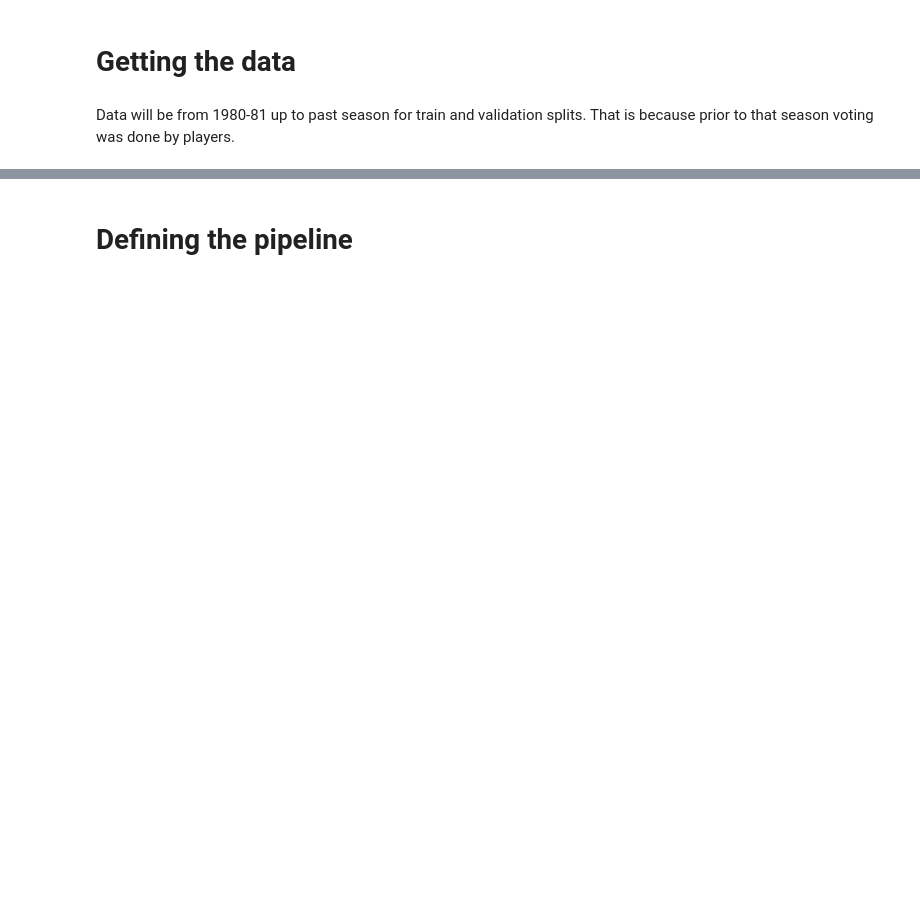
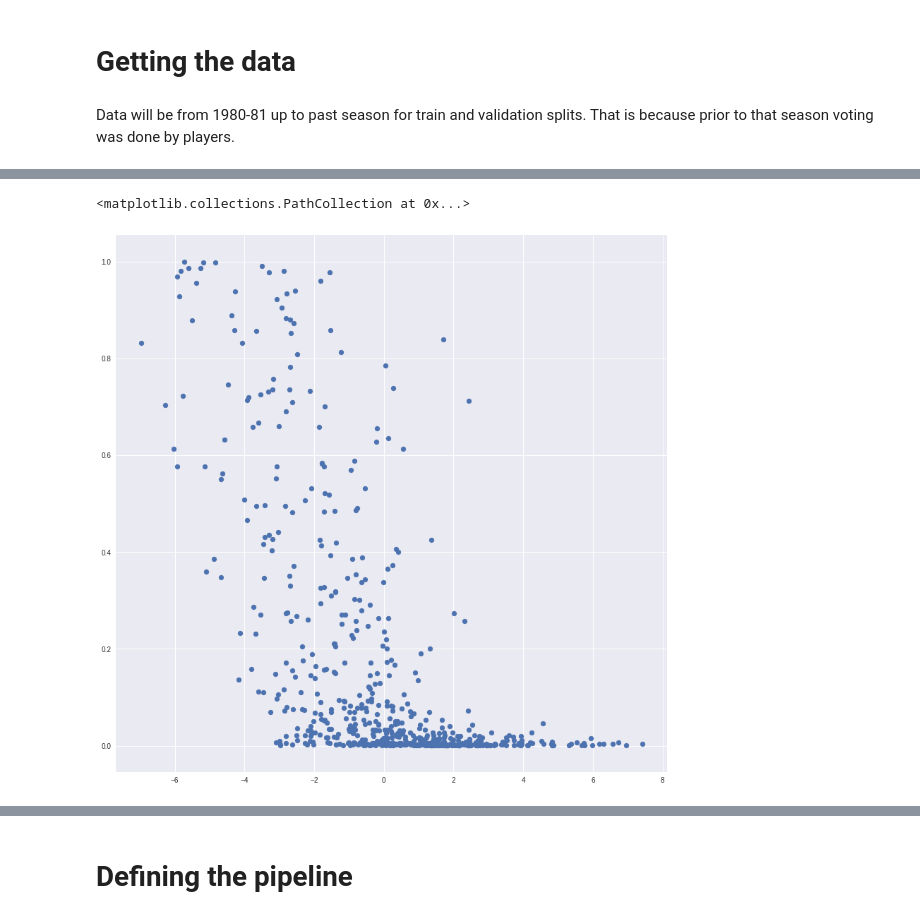
Before and after one commit to danchyy/Basketball_Analytics, a Jupyter notebook: Scripts/2018_19_season/mvp_predictions/Predicting MVP.ipynb, the cells around one changed output, grey strips where cells are left out. Saved outputs shown, nothing was run; the diff lists cells and outputs as text; code cells hidden in the pictures; blank space fills up the shorter version.

```diff
--- a/Scripts/2018_19_season/mvp_predictions/Predicting MVP.ipynb
+++ b/Scripts/2018_19_season/mvp_predictions/Predicting MVP.ipynb
@@ -116,0 +276,16 @@ data_frame = pd.read_csv("../../../Data/mvp_data/mvp_votings.csv")
+# %%
+scaler = StandardScaler()
+# %%
+transformed = scaler.fit_transform(data)
+# %%
+pca = PCA(n_components=1)
+# %%
+decomposed = pca.fit_transform(transformed)
+# %%
+plt.figure(figsize=(14, 14))
+plt.style.use('seaborn')
+
+plt.scatter(decomposed, data_frame.award_share)
+# %% [output]
+<matplotlib.collections.PathCollection at 0x...>
+[figure, added]
```
Also changed, not shown: parts of 153 cells of this notebook, 6 other files.
